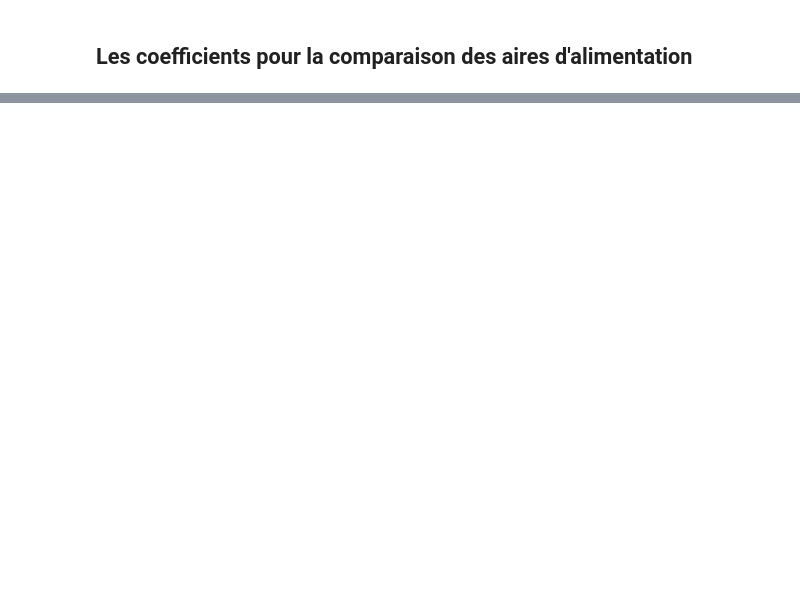
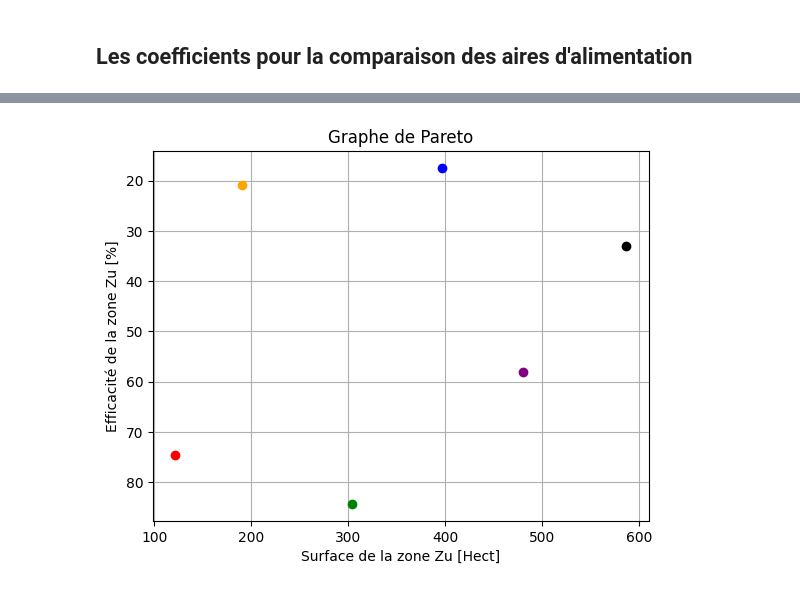
Before and after one commit to DanBJ/zuper, a Jupyter notebook: Examples/05_coefficients_for_comparaison.ipynb, the cells around one changed output, grey strips where cells are left out. Drawn from its saved outputs; the diff is of its cells as text; code cells hidden in the pictures; blank space fills up the shorter version.

```diff
--- a/Examples/05_coefficients_for_comparaison.ipynb
+++ b/Examples/05_coefficients_for_comparaison.ipynb
@@ -8,0 +91,14 @@
+# %%
+cmap = ['red', 'orange', 'green', 'blue', 'purple', 'black']
+plt.figure()
+for i in range(len(cmap)):
+    plt.plot(a_zu[i], eta[i], 'o', color=cmap[i])
+
+plt.grid()
+plt.xlabel("Surface de la zone Zu [Hect]")
+plt.ylabel("Efficacité de la zone Zu [%]")
+plt.gca().invert_yaxis()
+plt.title("Graphe de Pareto")
+plt.show()
+# %% [output]
+[figure, added]
```
Also changed, not shown: parts of 13 cells of this notebook.
